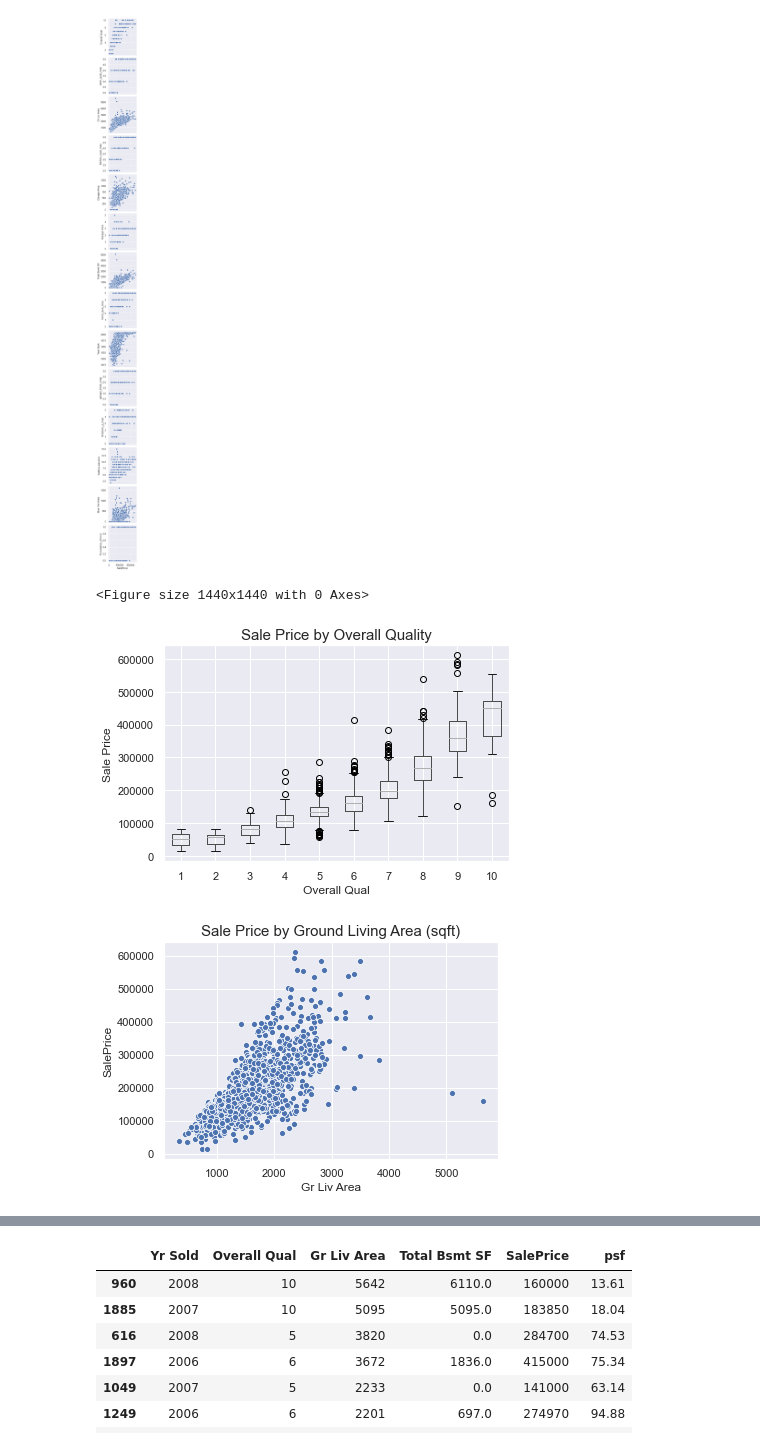
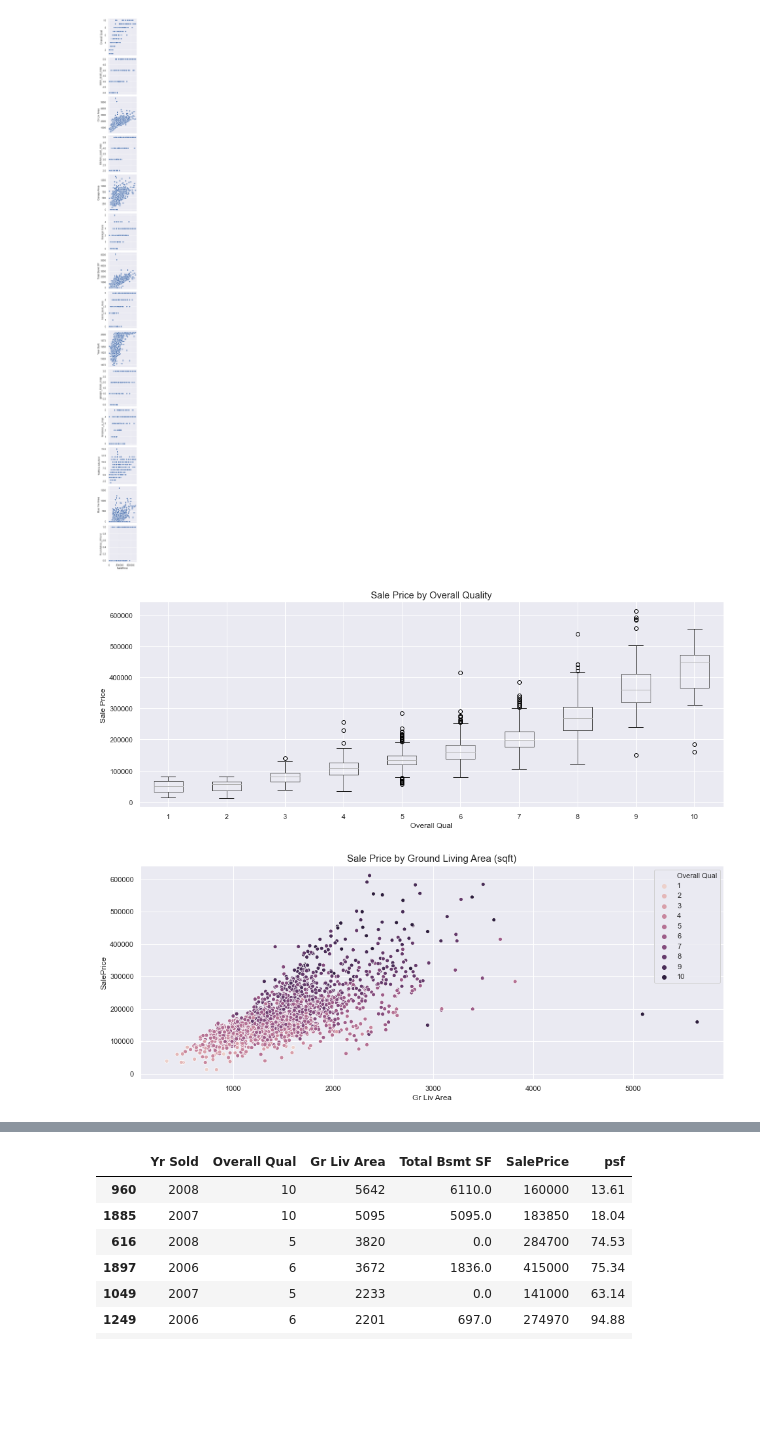
Before and after one commit to randyneo17/GA_DSI14_Projects, a Jupyter notebook: Project_2/Project_2.ipynb, the cells around one changed output, grey strips where cells are left out. Drawn from its saved outputs; the diff is of its cells as text; code cells hidden in the pictures; blank space fills up the shorter version.

```diff
--- a/Project_2/Project_2.ipynb
+++ b/Project_2/Project_2.ipynb
@@ -604,0 +619,33 @@ df.hist(figsize=(20,20));
+# %%
+sns.set(style="darkgrid");
+ax = df.boxplot(column='SalePrice', by='Neighborhood',figsize=(16,6));
+title_boxplot = 'Sale Price by Neighborhood'
+plt.title( title_boxplot ,fontsize=15)
+plt.suptitle('');
+plt.setp(ax.get_xticklabels(), rotation=45);
+plt.ylabel('Sale Price');
+
+sns.set(style="darkgrid");
+ax = df.boxplot(column='Overall Cond', by='Neighborhood',figsize=(16,6));
+title_boxplot = 'Overall Condition by Neighborhood'
+plt.title( title_boxplot ,fontsize=15)
+plt.suptitle('');
+plt.setp(ax.get_xticklabels(), rotation=45);
+plt.ylabel('Overall Condition');
+
+
+df_NridgHt=df[df['Neighborhood']=='NridgHt']
+plt.figure(figsize=(16, 6))
+sns.scatterplot(df_NridgHt['Gr Liv Area'],df_NridgHt['SalePrice'],hue=df_NridgHt['Overall Cond'],legend='full',palette=['green']);
+plt.title('Northridge Heights Sale Price by Living Area', fontsize=15);
+
+df_StoneBr=df[df['Neighborhood']=='StoneBr']
+plt.figure(figsize=(16, 6))
+sns.scatterplot(df_StoneBr['Gr Liv Area'],df_StoneBr['SalePrice'],hue=df_StoneBr['Overall Cond'],legend='full',palette=['orange','brown','dodgerblue']);
+plt.title('Stone Brook Sale Price by Living Area', fontsize=15);
+
+
+df_NoRidge=df[df['Neighborhood']=='NoRidge']
+plt.figure(figsize=(16, 6))
+sns.scatterplot(df_NoRidge['Gr Liv Area'],df_NoRidge['SalePrice'],hue=df_NoRidge['Overall Cond'],legend='full',palette=['blue','red','darkorange']);
+plt.title('Northridge Sale Price by Living Area', fontsize=15);
@@ -694,20 +749,19 @@ sns.pairplot(df,y_vars=['Overall Qual','exter_qual_map','Gr Liv Area','kitchen_q
 [figure]
 # %%
 sns.set(style="darkgrid");
-plt.figure(figsize=(20,20));
-df.boxplot(column='SalePrice', by='Overall Qual');
-title_boxplot = 'Sale Price by Overall Quality'
-plt.title( title_boxplot ,fontsize=15)
+df.boxplot(column='SalePrice', by='Overall Qual',figsize=(16, 6));
+title_boxplot = 'Sale Price by Overall Quality';
+plt.title( title_boxplot ,fontsize=15);
 plt.suptitle('');
 plt.ylabel('Sale Price');
 # %% [output]
-<Figure size 1440x1440 with 0 Axes>
-[figure, old version]
+[figure, new version]
 # %%
-sns.scatterplot(df['Gr Liv Area'],df['SalePrice']);
+plt.figure(figsize=(16, 6))
+sns.scatterplot(df['Gr Liv Area'],df['SalePrice'],hue=df['Overall Qual'],legend='full');
 plt.title('Sale Price by Ground Living Area (sqft)', fontsize=15);
 # %% [output]
-[figure, old version]
+[figure, new version]
 # %%
 df[df['Gr Liv Area']>4000]
 # %% [output]
```
Also changed, not shown: parts of 15 cells of this notebook.
